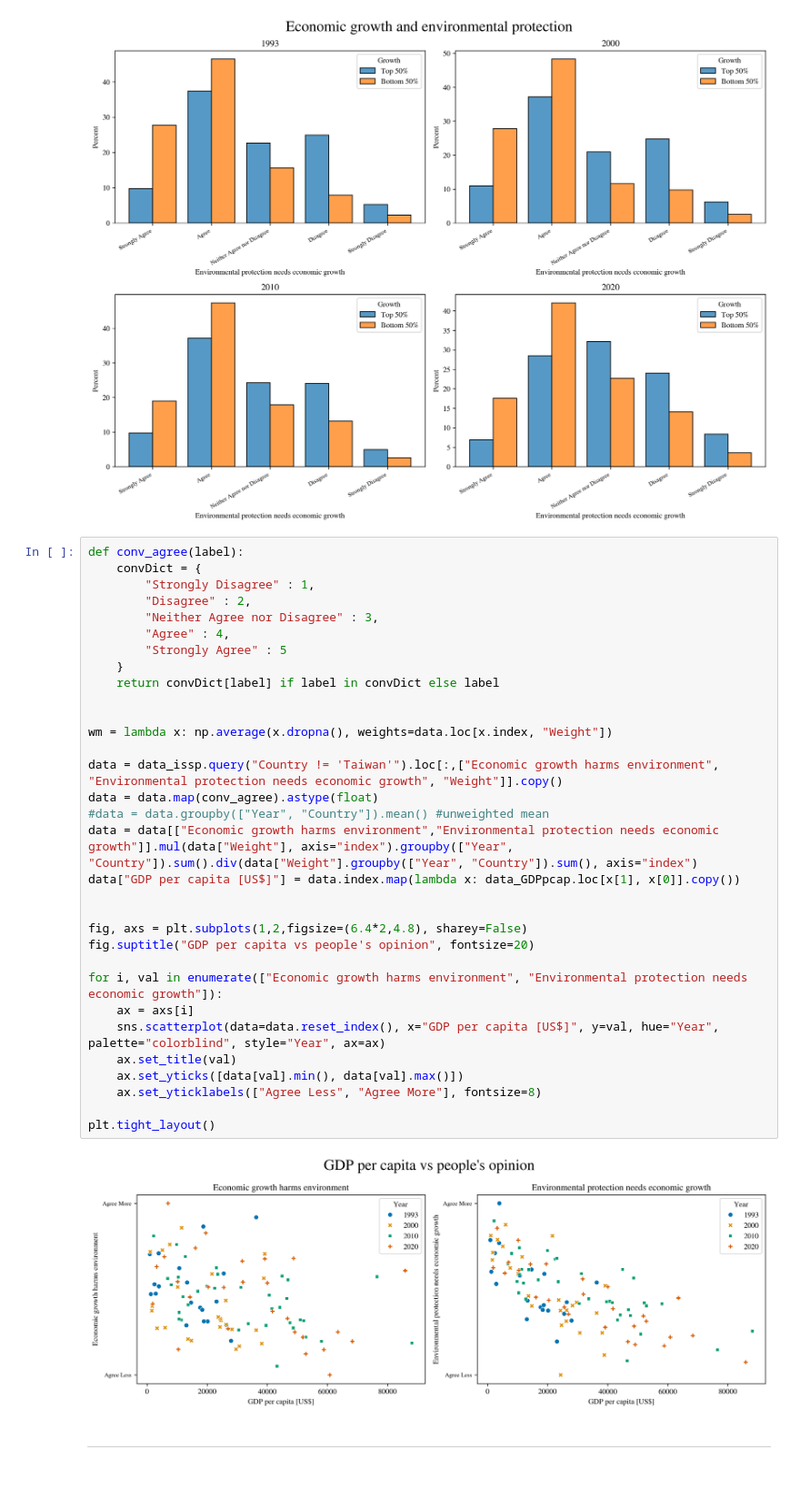
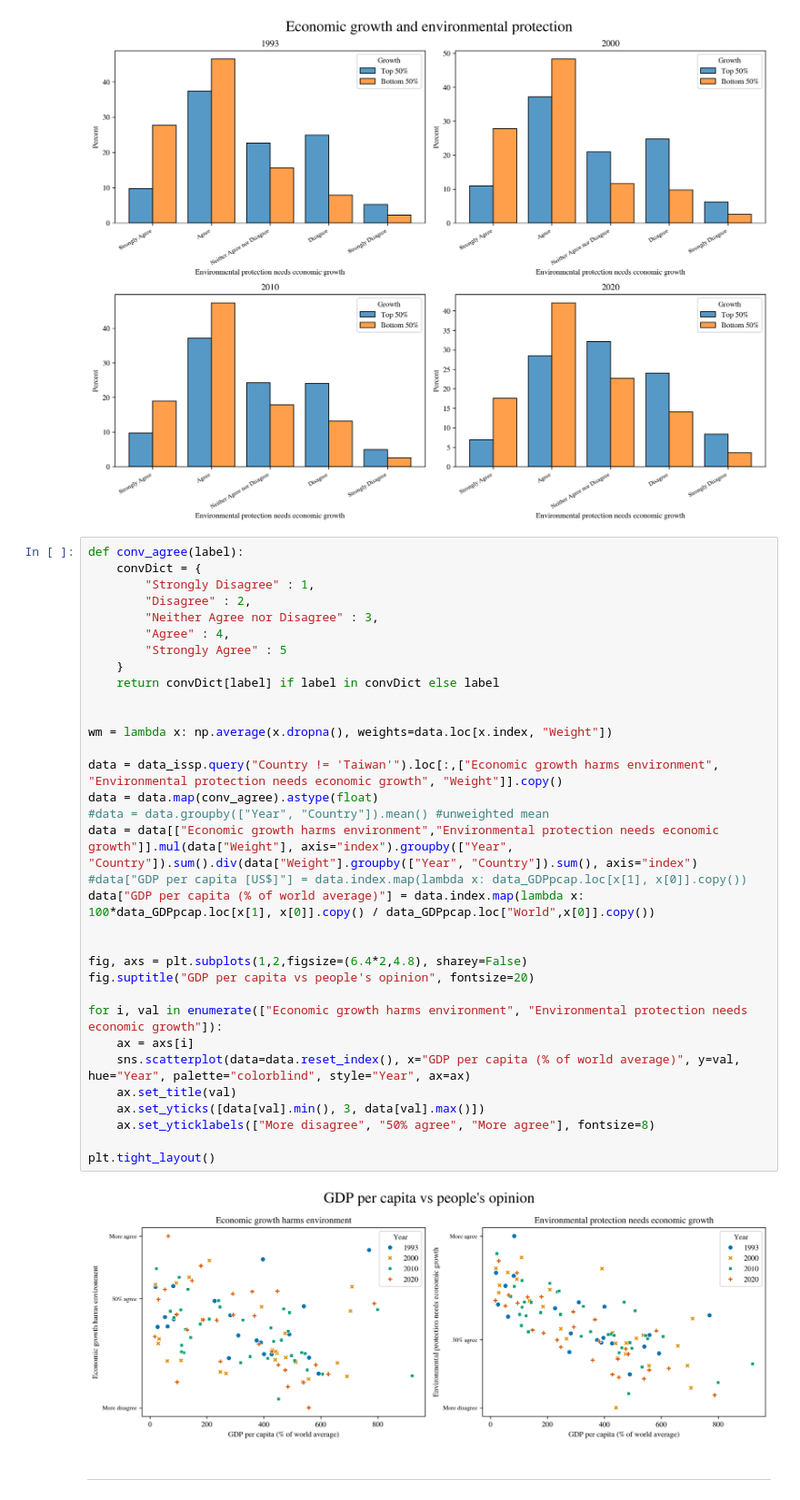
Before and after one commit to EdoardoTronconi/TesiMagistrale, a Jupyter notebook: AnalyseData.ipynb, the cells around one changed output. Shown at 91% size. Cells and saved outputs as stored; diff of their text form.

Commit message:
Changed x axis in scatterplot GDP vs Environment

```diff
--- a/AnalyseData.ipynb
+++ b/AnalyseData.ipynb
@@ -100,36 +100,37 @@ plt.tight_layout()
 # %%
 def conv_agree(label):
     convDict = {
         "Strongly Disagree" : 1,
         "Disagree" : 2,
         "Neither Agree nor Disagree" : 3,
         "Agree" : 4,
         "Strongly Agree" : 5
     }
     return convDict[label] if label in convDict else label
 
 
 wm = lambda x: np.average(x.dropna(), weights=data.loc[x.index, "Weight"])
 
 data = data_issp.query("Country != 'Taiwan'").loc[:,["Economic growth harms environment", "Environmental protection needs economic growth", "Weight"]].copy()
 data = data.map(conv_agree).astype(float)
 #data = data.groupby(["Year", "Country"]).mean() #unweighted mean
 data = data[["Economic growth harms environment","Environmental protection needs economic growth"]].mul(data["Weight"], axis="index").groupby(["Year", "Country"]).sum().div(data["Weight"].groupby(["Year", "Country"]).sum(), axis="index")
-data["GDP per capita [US$]"] = data.index.map(lambda x: data_GDPpcap.loc[x[1], x[0]].copy())
+#data["GDP per capita [US$]"] = data.index.map(lambda x: data_GDPpcap.loc[x[1], x[0]].copy())
+data["GDP per capita (% of world average)"] = data.index.map(lambda x: 100*data_GDPpcap.loc[x[1], x[0]].copy() / data_GDPpcap.loc["World",x[0]].copy())
 
 
 fig, axs = plt.subplots(1,2,figsize=(6.4*2,4.8), sharey=False)
 fig.suptitle("GDP per capita vs people's opinion", fontsize=20)
 
 for i, val in enumerate(["Economic growth harms environment", "Environmental protection needs economic growth"]):
     ax = axs[i]
-    sns.scatterplot(data=data.reset_index(), x="GDP per capita [US$]", y=val, hue="Year", palette="colorblind", style="Year", ax=ax)
+    sns.scatterplot(data=data.reset_index(), x="GDP per capita (% of world average)", y=val, hue="Year", palette="colorblind", style="Year", ax=ax)
     ax.set_title(val)
-    ax.set_yticks([data[val].min(), data[val].max()])
-    ax.set_yticklabels(["Agree Less", "Agree More"], fontsize=8)
+    ax.set_yticks([data[val].min(), 3, data[val].max()])
+    ax.set_yticklabels(["More disagree", "50% agree", "More agree"], fontsize=8)
 
 plt.tight_layout()
 # %% [output]
-[figure, old version]
+[figure, new version]
 # %% [markdown]
 ___
```
